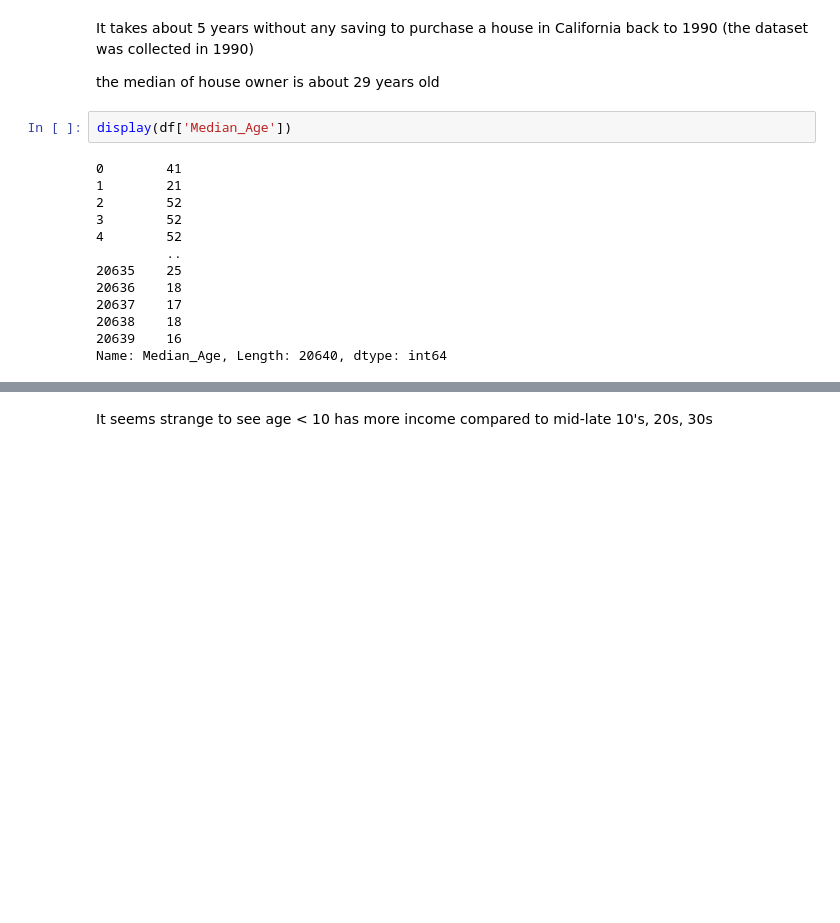
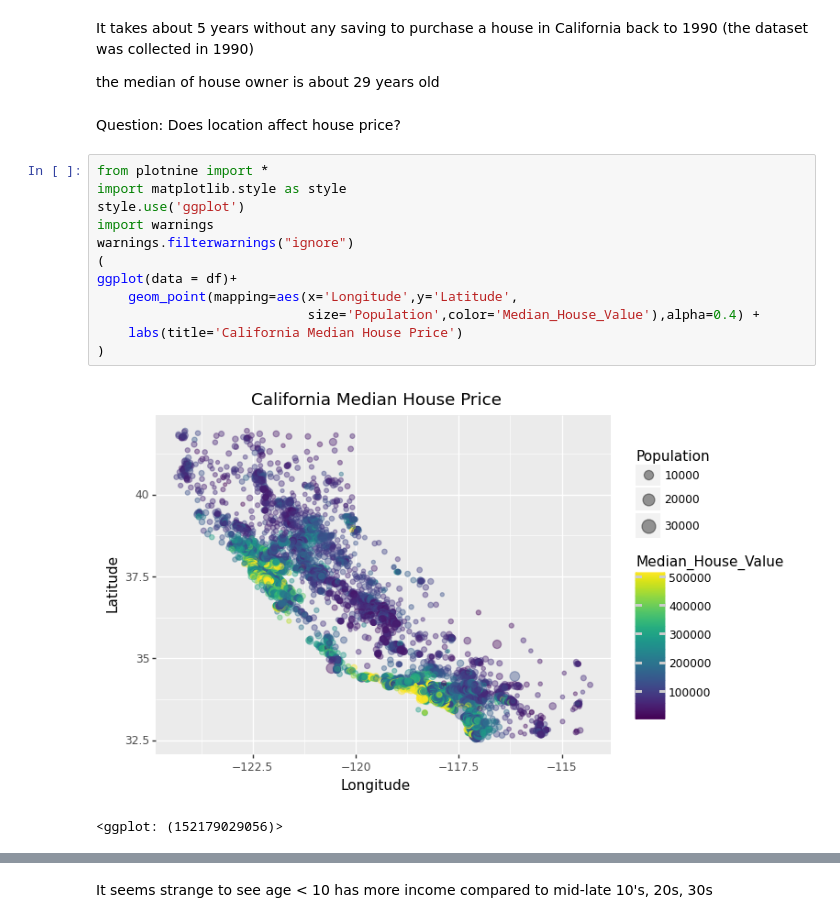
Before and after one commit to melodyhc/springboard, a Jupyter notebook: Capstone project 2_/Data Wrangling and EDA.ipynb, the cells around one changed output, grey strips where cells are left out. Drawn from its saved outputs; the diff is of its cells as text; blank space fills up the shorter version.

```diff
--- a/Capstone project 2_/Data Wrangling and EDA.ipynb
+++ b/Capstone project 2_/Data Wrangling and EDA.ipynb
@@ -272,18 +297,20 @@ dtype: float64
 It takes about 5 years without any saving to purchase a house in California back to 1990 (the dataset was collected in 1990) </br>
 
 the median of house owner is about 29 years old
-# %%
-display(df['Median_Age'])
-# %% [output]
-0        41
-1        21
-2        52
-3        52
-4        52
-         ..
-20635    25
-20636    18
-20637    17
-20638    18
-20639    16
-Name: Median_Age, Length: 20640, dtype: int64
+# %% [markdown]
+Question: Does location affect house price?
+# %%
+from plotnine import *
+import matplotlib.style as style
+style.use('ggplot')
+import warnings
+warnings.filterwarnings("ignore")
+(
+ggplot(data = df)+
+    geom_point(mapping=aes(x='Longitude',y='Latitude',
+                           size='Population',color='Median_House_Value'),alpha=0.4) +
+    labs(title='California Median House Price')
+)
+# %% [output]
+[figure, added]
+<ggplot: (152179029056)>
```
Also changed, not shown: parts of 10 cells of this notebook.
